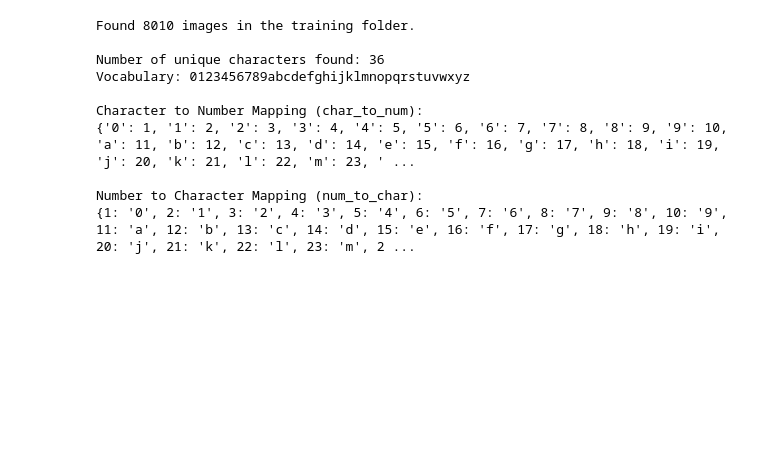
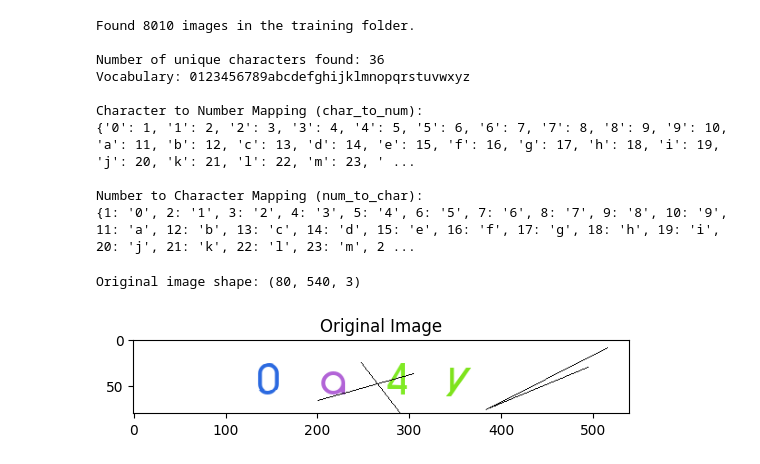
Before and after one commit to Nano-233/OCRCaptcha, a Jupyter notebook: notebooks/01-Data-Exploration-and-Preprocessing.ipynb.ipynb, the cells around one changed output. Cells and saved outputs as stored; diff of their text form; code cells hidden in the pictures; blank space fills up the shorter version.

```diff
--- a/notebooks/01-Data-Exploration-and-Preprocessing.ipynb.ipynb
+++ b/notebooks/01-Data-Exploration-and-Preprocessing.ipynb.ipynb
@@ -49,3 +49,27 @@ Character to Number Mapping (char_to_num):
 
 Number to Character Mapping (num_to_char):
 {1: '0', 2: '1', 3: '2', 4: '3', 5: '4', 6: '5', 7: '6', 8: '7', 9: '8', 10: '9', 11: 'a', 12: 'b', 13: 'c', 14: 'd', 15: 'e', 16: 'f', 17: 'g', 18: 'h', 19: 'i', 20: 'j', 21: 'k', 22: 'l', 23: 'm', 2 ...
+# %%
+import cv2
+import matplotlib.pyplot as plt
+import numpy as np
+
+# --- Step A: Load and Display the Original Image ---
+
+# Let's pick a sample image to work with
+sample_image_path = "../data/main/train/0a4y-0.png"
+
+# Load the image using OpenCV
+original_image = cv2.imread(sample_image_path)
+
+# Matplotlib expects images in RGB format, but OpenCV loads them in BGR.
+# We need to convert it to display the colors correctly.
+rgb_image = cv2.cvtColor(original_image, cv2.COLOR_BGR2RGB)
+
+print(f"Original image shape: {original_image.shape}") # (Height, Width, Channels)
+plt.imshow(rgb_image)
+plt.title("Original Image")
+plt.show()
+# %% [output]
+Original image shape: (80, 540, 3)
+[figure, added]
```
Also changed, not shown: parts of 4 cells of this notebook, 1 other file.
